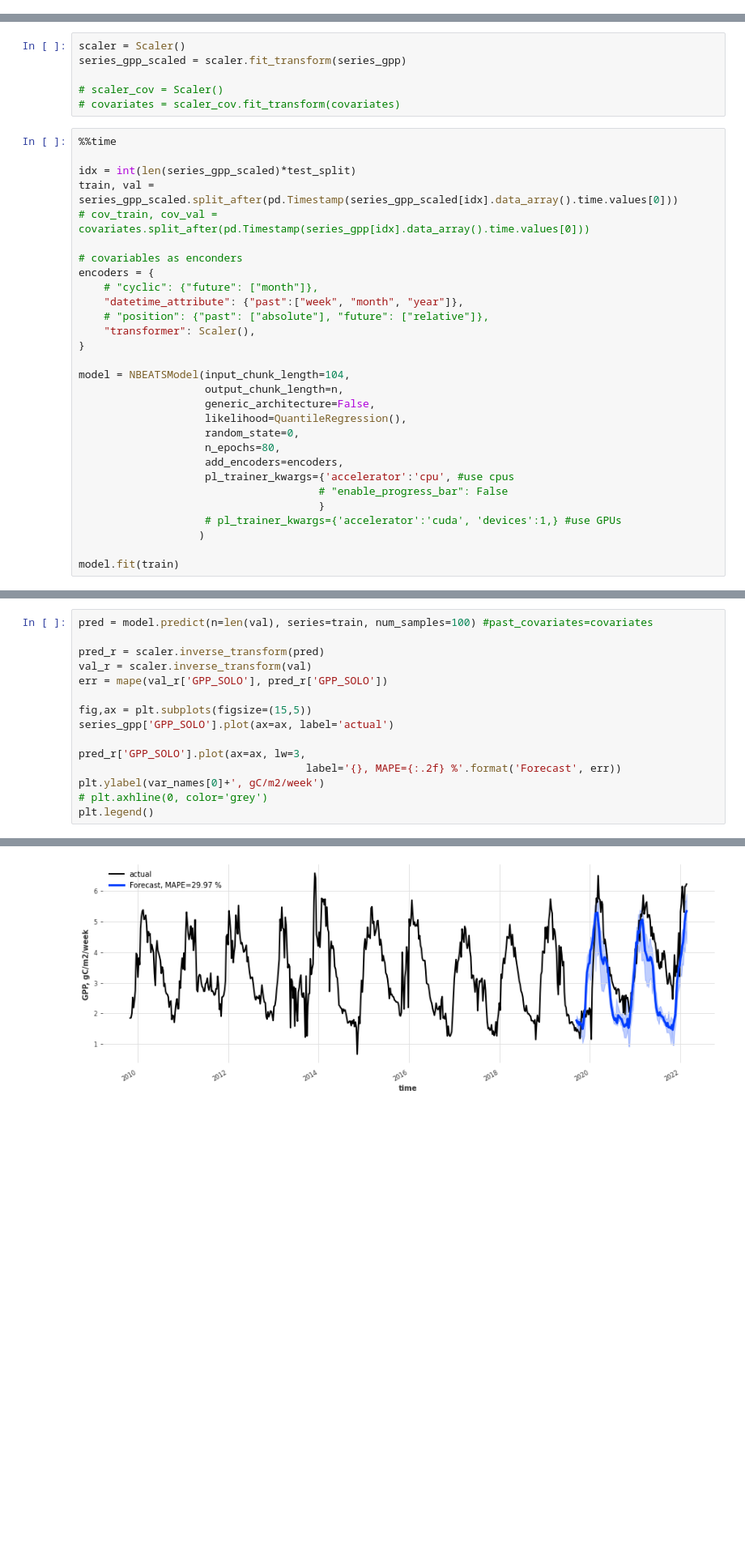
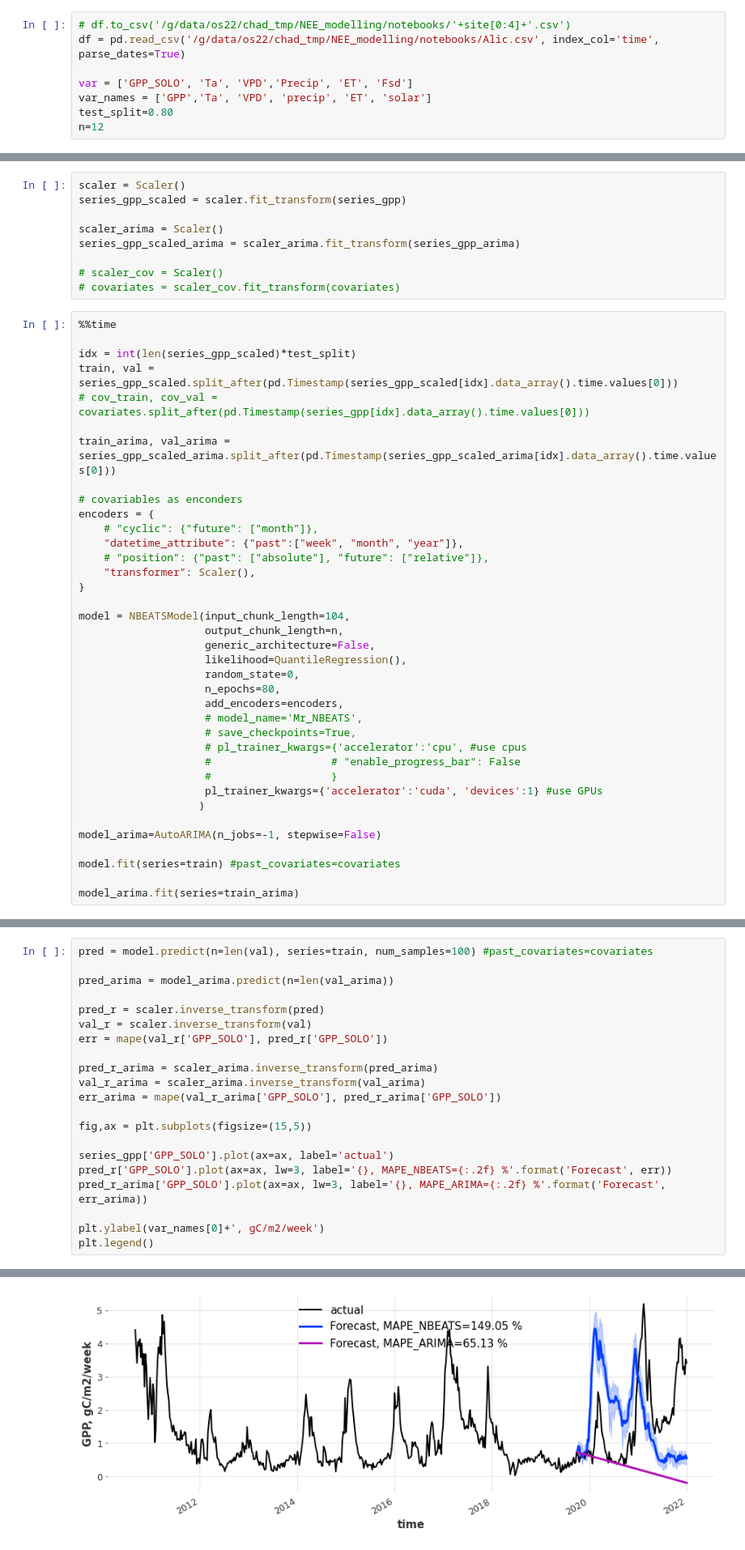
Before and after one commit to cbur24/NEE_modelling, a Jupyter notebook: notebooks/DL_forecast_local.ipynb, the cells around one changed output, grey strips where cells are left out. Shown at 81% size. Drawn from its saved outputs; the diff is of its cells as text; blank space fills up the shorter version.

```diff
--- a/notebooks/DL_forecast_local.ipynb
+++ b/notebooks/DL_forecast_local.ipynb
@@ -193,3 +193,11 @@ df = df[results]
+# %%
+# df.to_csv('/g/data/os22/chad_tmp/NEE_modelling/notebooks/'+site[0:4]+'.csv')
+df = pd.read_csv('/g/data/os22/chad_tmp/NEE_modelling/notebooks/Alic.csv', index_col='time', parse_dates=True)
+
+var = ['GPP_SOLO', 'Ta', 'VPD','Precip', 'ET', 'Fsd']
+var_names = ['GPP','Ta', 'VPD', 'precip', 'ET', 'solar']
+test_split=0.80
+n=12
 # %% [markdown]
 ### Training with climate as multivariate
 # %%
@@ -240,6 +248,9 @@ Scaling data before fitting
 scaler = Scaler()
 series_gpp_scaled = scaler.fit_transform(series_gpp)
 
+scaler_arima = Scaler()
+series_gpp_scaled_arima = scaler_arima.fit_transform(series_gpp_arima)
+
 # scaler_cov = Scaler()
 # covariates = scaler_cov.fit_transform(covariates)
 # %%
@@ -248,6 +259,8 @@ series_gpp_scaled = scaler.fit_transform(series_gpp)
 idx = int(len(series_gpp_scaled)*test_split)
 train, val = series_gpp_scaled.split_after(pd.Timestamp(series_gpp_scaled[idx].data_array().time.values[0]))
 # cov_train, cov_val = covariates.split_after(pd.Timestamp(series_gpp[idx].data_array().time.values[0]))
+
+train_arima, val_arima = series_gpp_scaled_arima.split_after(pd.Timestamp(series_gpp_scaled_arima[idx].data_array().time.values[0]))
 
 # covariables as enconders
 encoders = {
@@ -264,11 +277,17 @@ model = NBEATSModel(input_chunk_length=104,
                     random_state=0,
                     n_epochs=80,
                     add_encoders=encoders,
-                    pl_trainer_kwargs={'accelerator':'cpu', #use cpus
-                                      # "enable_progress_bar": False
-                                      }
-                    # pl_trainer_kwargs={'accelerator':'cuda', 'devices':1,} #use GPUs
+                    # model_name='Mr_NBEATS',
+                    # save_checkpoints=True,
+                    # pl_trainer_kwargs={'accelerator':'cpu', #use cpus
+                    #                   # "enable_progress_bar": False
+                    #                   }
+                    pl_trainer_kwargs={'accelerator':'cuda', 'devices':1} #use GPUs
                    )
 
-model.fit(train)
+model_arima=AutoARIMA(n_jobs=-1, stepwise=False)
+
+model.fit(series=train) #past_covariates=covariates
+
+model_arima.fit(series=train_arima)
 # %% [output]
@@ -298,17 +318,23 @@ Wall time: 1min 33s
 ## Predict on validation dataset
 # %%
 pred = model.predict(n=len(val), series=train, num_samples=100) #past_covariates=covariates
+
+pred_arima = model_arima.predict(n=len(val_arima))
 
 pred_r = scaler.inverse_transform(pred)
 val_r = scaler.inverse_transform(val)
 err = mape(val_r['GPP_SOLO'], pred_r['GPP_SOLO'])
 
+pred_r_arima = scaler_arima.inverse_transform(pred_arima)
+val_r_arima = scaler_arima.inverse_transform(val_arima)
+err_arima = mape(val_r_arima['GPP_SOLO'], pred_r_arima['GPP_SOLO'])
+
 fig,ax = plt.subplots(figsize=(15,5))
+
 series_gpp['GPP_SOLO'].plot(ax=ax, label='actual')
+pred_r['GPP_SOLO'].plot(ax=ax, lw=3, label='{}, MAPE_NBEATS={:.2f} %'.format('Forecast', err))
+pred_r_arima['GPP_SOLO'].plot(ax=ax, lw=3, label='{}, MAPE_ARIMA={:.2f} %'.format('Forecast', err_arima))
 
-pred_r['GPP_SOLO'].plot(ax=ax, lw=3,
-                                    label='{}, MAPE={:.2f} %'.format('Forecast', err))
 plt.ylabel(var_names[0]+', gC/m2/week')
-# plt.axhline(0, color='grey')
 plt.legend()
 # %% [output]
@@ -316,2 +343,2 @@ plt.legend()
-[figure, old version]
+[figure, new version]
 # %% [markdown]
```
Also changed, not shown: parts of 16 cells of this notebook.
